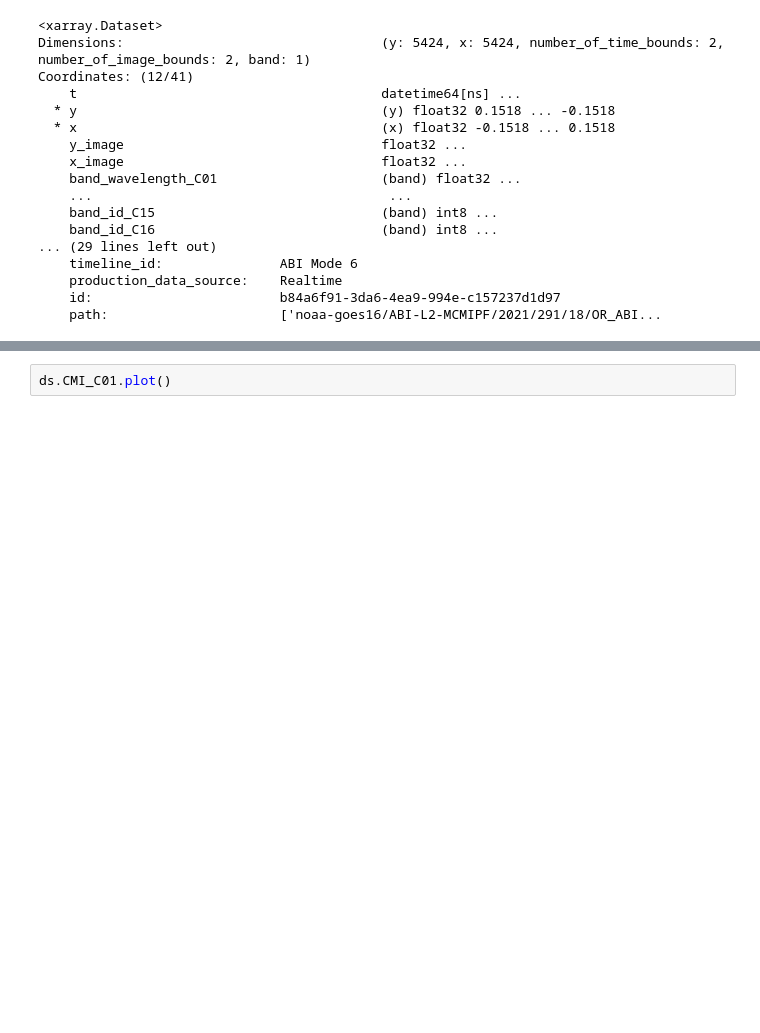
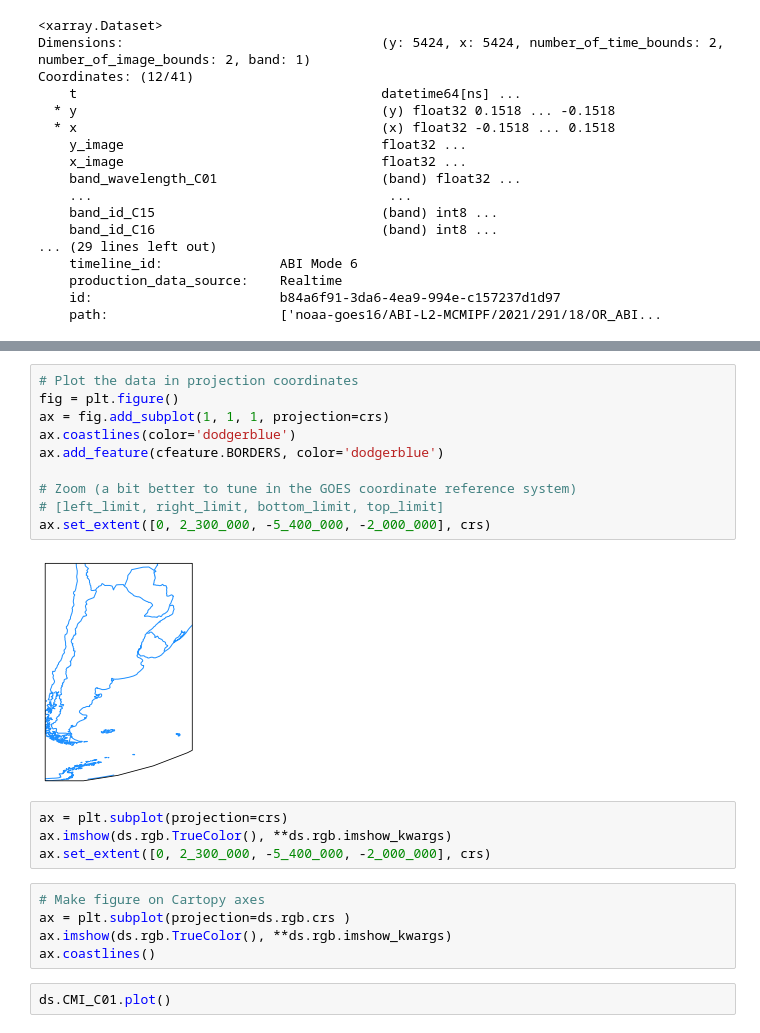
Before and after one commit to blaylockbk/goes2go, a Jupyter notebook: docs/user_guide/notebooks/issues/discussion10.ipynb, the cells around one changed output, grey strips where cells are left out. Saved outputs shown, nothing was run; the diff lists cells and outputs as text; blank space fills up the shorter version.

```diff
--- a/docs/user_guide/notebooks/issues/discussion10.ipynb
+++ b/docs/user_guide/notebooks/issues/discussion10.ipynb
@@ -36,3 +59,24 @@ Coordinates: (12/41)
+# %%
+# Plot the data in projection coordinates
+fig = plt.figure()
+ax = fig.add_subplot(1, 1, 1, projection=crs)
+ax.coastlines(color='dodgerblue')
+ax.add_feature(cfeature.BORDERS, color='dodgerblue')
+
+# Zoom (a bit better to tune in the GOES coordinate reference system)
+# [left_limit, right_limit, bottom_limit, top_limit]
+ax.set_extent([0, 2_300_000, -5_400_000, -2_000_000], crs)
+# %% [output]
+[figure, added]
+# %%
+ax = plt.subplot(projection=crs)
+ax.imshow(ds.rgb.TrueColor(), **ds.rgb.imshow_kwargs)
+ax.set_extent([0, 2_300_000, -5_400_000, -2_000_000], crs)
+# %%
+# Make figure on Cartopy axes
+ax = plt.subplot(projection=ds.rgb.crs )
+ax.imshow(ds.rgb.TrueColor(), **ds.rgb.imshow_kwargs)
+ax.coastlines()
 # %%
 ds.CMI_C01.plot()
 # %% [output]
```
Also changed, not shown: parts of 3 cells of this notebook.
